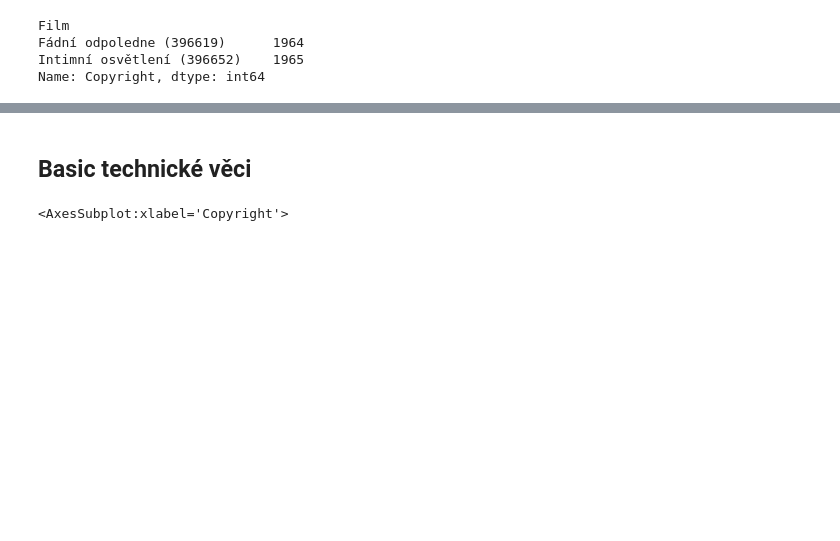
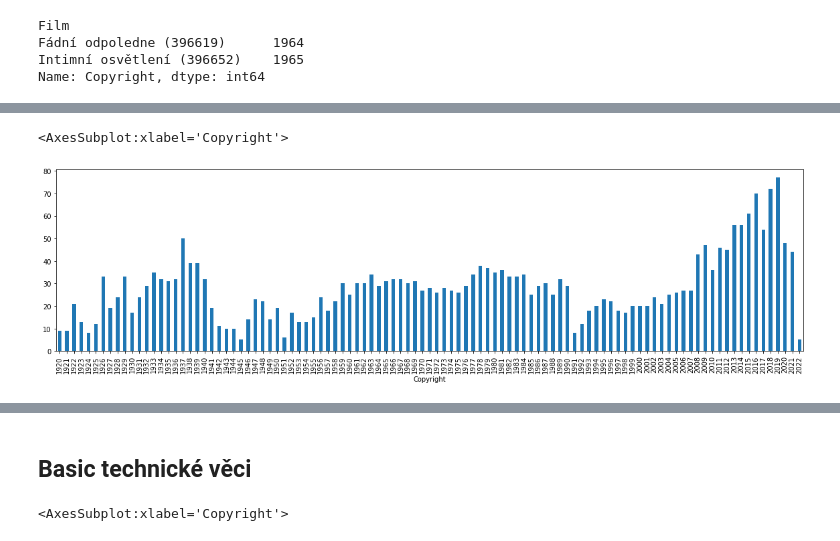
Before and after one commit to DataRozhlas/filmovy-prehled, a Jupyter notebook: 100 explorace filmů.ipynb, the cells around one changed output, grey strips where cells are left out. Drawn from its saved outputs; the diff is of its cells as text; code cells hidden in the pictures; blank space fills up the shorter version.

```diff
--- a/100 explorace filmů.ipynb
+++ b/100 explorace filmů.ipynb
@@ -1,2 +1,10 @@
 # %%
 import os
+import pandas as pd
+df = pd.read_json(os.path.join("data", "filmy.json"))
+dlouhometrazni = df[df["Délka"] == "dlouhometrážní"]
+hrany = df.explode("Typologie")
+dokument = hrany[(hrany["Typologie"] == "dokumentární")]
+chf = hrany[(hrany["Typologie"] == "hraný") & (hrany["Délka"] == "dlouhometrážní")]
+hrany = hrany[hrany["Typologie"] == "hraný"]
+pd.set_option('display.max_columns', None)
@@ -64,0 +96,5 @@ Name: Copyright, dtype: int64
+# %%
+dlouhometrazni.groupby("Copyright")["Film"].nunique().plot.bar(figsize=(20,5))
+# %% [output]
+<AxesSubplot:xlabel='Copyright'>
+[figure, added]
```
Also changed, not shown: parts of 30 cells of this notebook, 15 other files.
